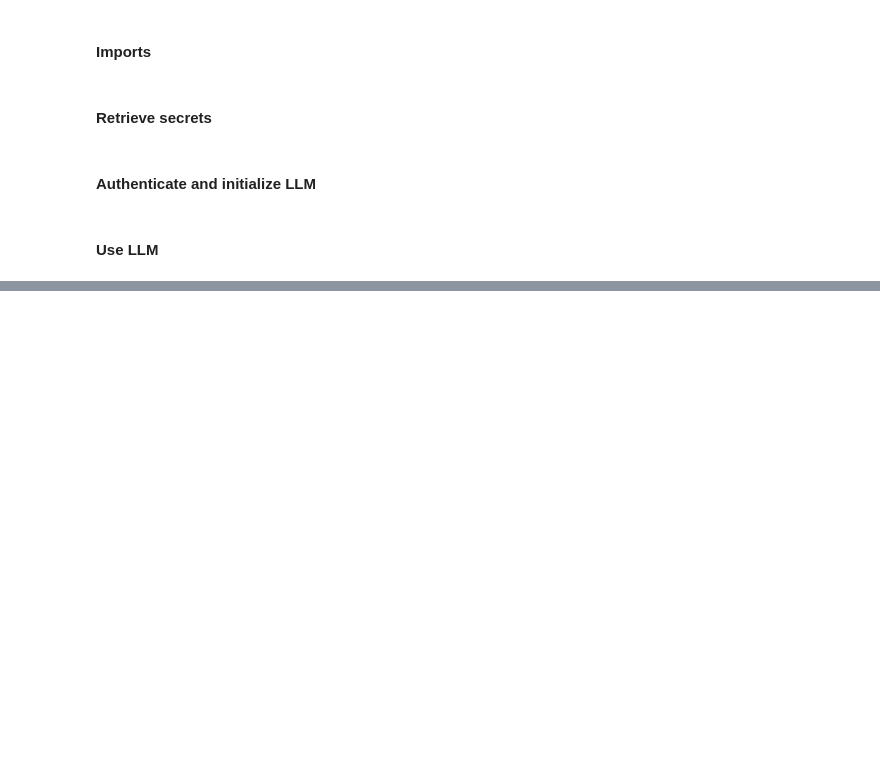
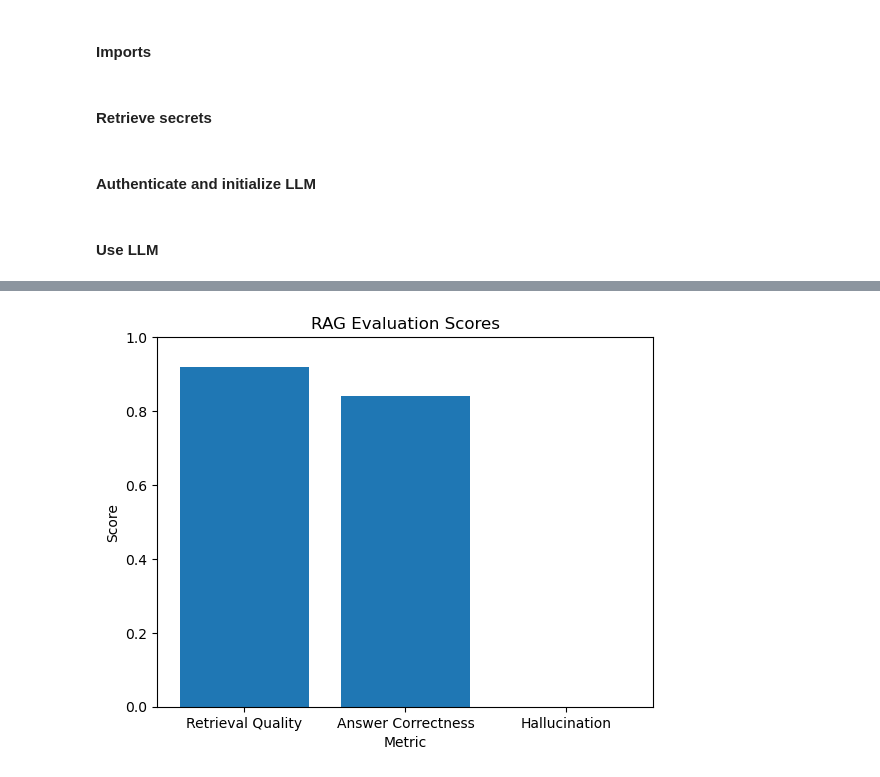
Before and after one commit to zWarMob/ma3-ct, a Jupyter notebook: assignments/rag.ipynb, the cells around one changed output, grey strips where cells are left out. Cells and saved outputs as stored; diff of their text form; code cells hidden in the pictures; blank space fills up the shorter version.

```diff
--- a/assignments/rag.ipynb
+++ b/assignments/rag.ipynb
@@ -61,0 +609,10 @@ print(llm_result)
+# %%
+results_mistral = evaluate_rag_system(
+    graph_mistral,
+    sample_queries,
+    expected_responses,
+    evaluator=RAGEvaluator(llm_func=call_judge),
+    verbose=True
+)
+
+results_mistral["scores"]
@@ -61,0 +656,5 @@ print(llm_result)
+# %%
+# Visualize the mistral model
+plot_scores(results_mistral["scores"])
+# %% [output]
+[figure, added]
```
Also changed, not shown: parts of 32 cells of this notebook, 4 other files.
